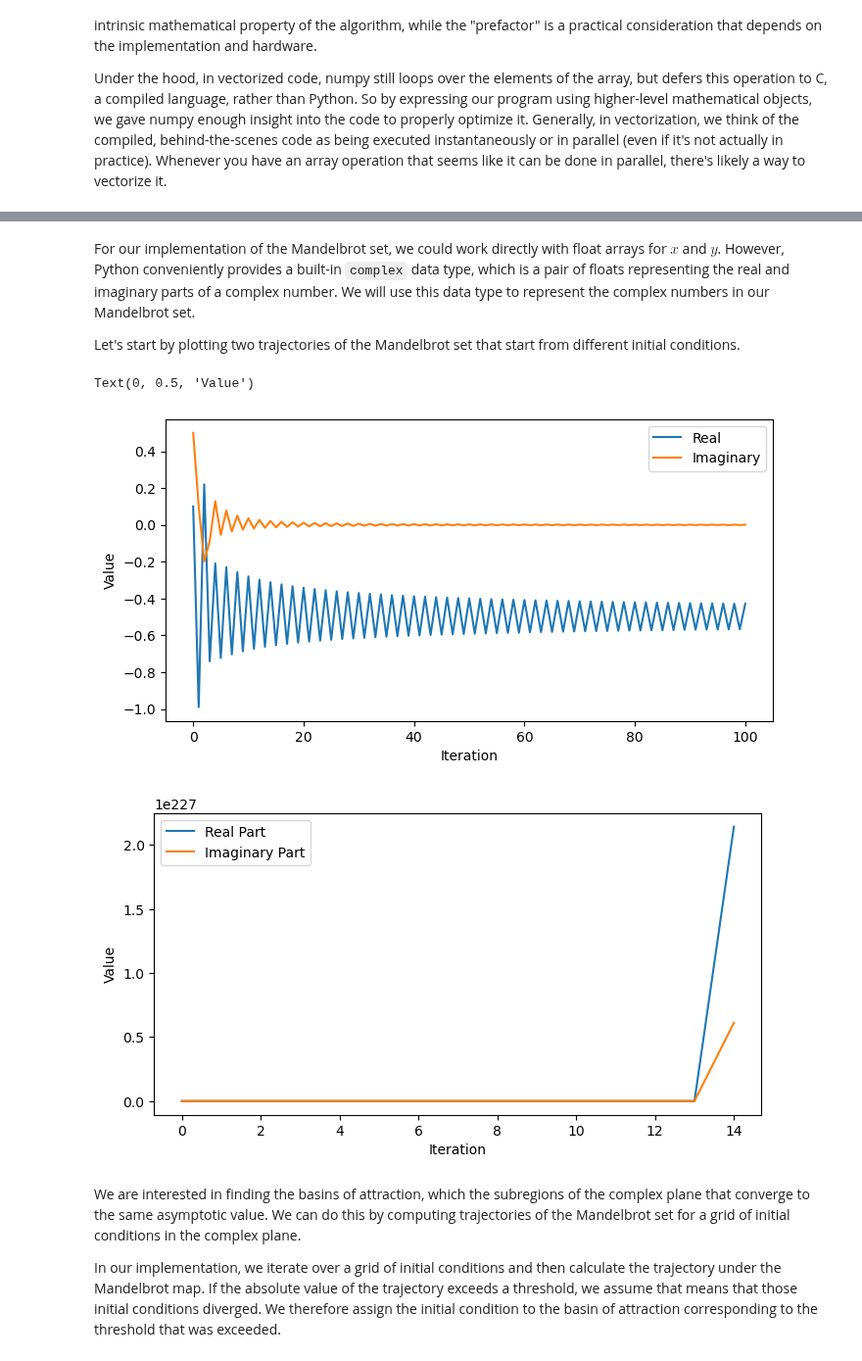
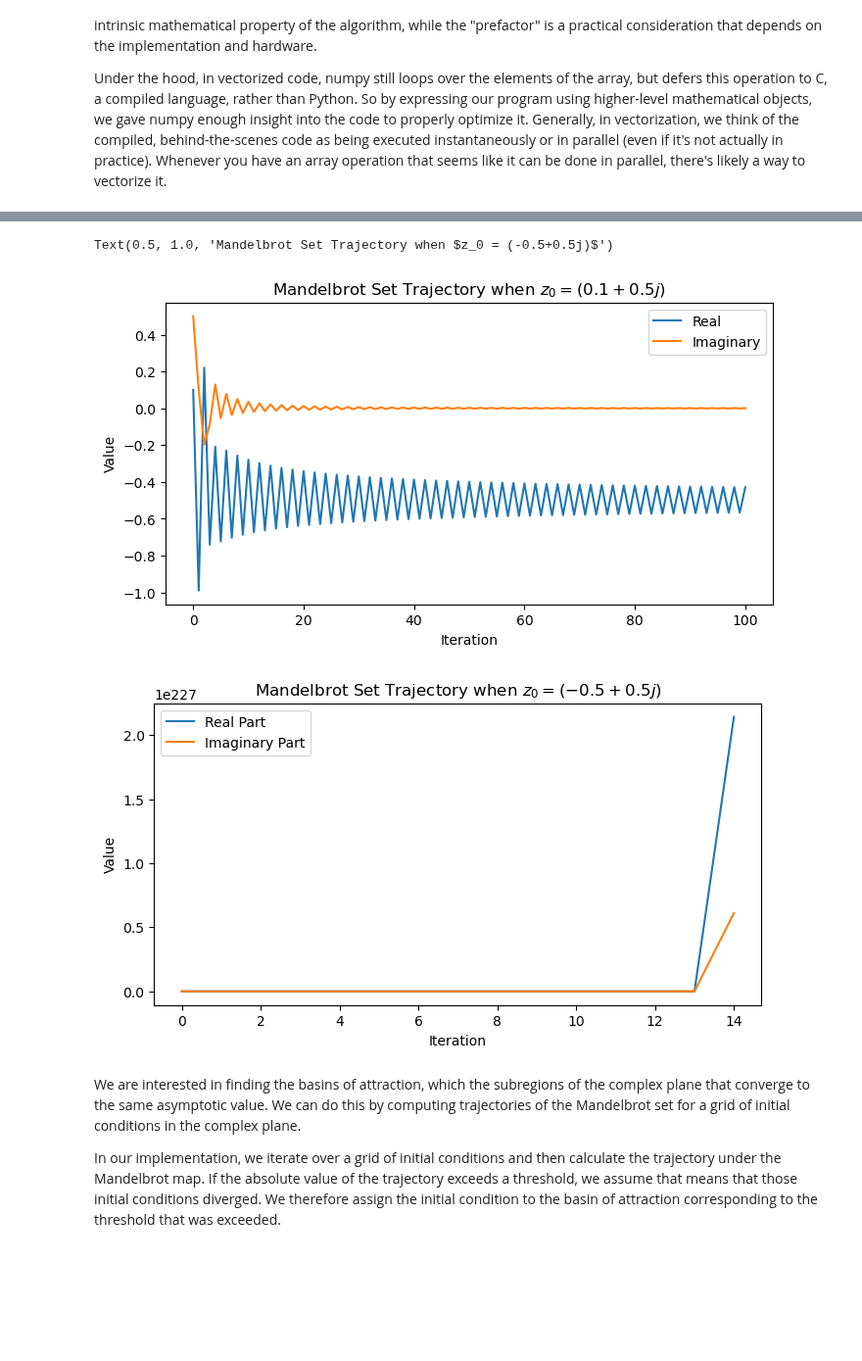
Before and after one commit to williamgilpin/cphy, a Jupyter notebook: talks/vectorization_mandelbrot.ipynb, the cells around one changed output, grey strips where cells are left out. Shown at 98% size. Drawn from its saved outputs; the diff is of its cells as text; code cells hidden in the pictures; blank space fills up the shorter version.

```diff
--- a/talks/vectorization_mandelbrot.ipynb
+++ b/talks/vectorization_mandelbrot.ipynb
@@ -680,42 +694,49 @@ For the Mandelbrot set, we are interested in plotting, for each initial conditio
-# %% [markdown]
-For our implementation of the Mandelbrot set, we could work directly with float arrays for $x$ and $y$. However, Python conveniently provides a built-in `complex` data type, which is a pair of floats representing the real and imaginary parts of a complex number. We will use this data type to represent the complex numbers in our Mandelbrot set.
-
-Let's start by plotting two trajectories of the Mandelbrot set that start from different initial conditions.
 # %%
 def mandelbrot_map(z0, c=-3/4, max_iters=100):
     """
     Compute the Mandelbrot fractal using iteration and a vectorized approach
+
+    Args:
+        z0 (complex): The initial condition for the Mandelbrot set
+        c (complex): The control parameter for the map
+        max_iters (int): The maximum number of iterations to perform
+
+    Returns:
+        z (complex): A 2D array of complex numbers, with values of 0 or 1 depending on
+            whether they diverge or not
     """
     z = [z0]
     for i in range(max_iters):
         z.append(z[-1]**2 + c)
     return np.array(z)
 
 # A single complex number in Python, here representing an initial condition
 z0 = 0.1 + 1j * 0.5
 traj = mandelbrot_map(z0)
 
 plt.figure(figsize=(8, 4))
 plt.plot(np.real(traj))
 plt.plot(np.imag(traj))
 plt.legend(['Real', 'Imaginary'])
 plt.xlabel('Iteration')
 plt.ylabel('Value')
+plt.title(f'Mandelbrot Set Trajectory when $z_0 = {z0}$')
 
 
 z0 = -0.5 + 1j * 0.5
 traj = mandelbrot_map(z0)
 
 plt.figure(figsize=(8, 4))
 plt.plot(np.real(traj))
 plt.plot(np.imag(traj))
 plt.legend(['Real Part', 'Imaginary Part'])
 plt.xlabel('Iteration')
 plt.ylabel('Value')
+plt.title(f'Mandelbrot Set Trajectory when $z_0 = {z0}$')
 # %% [output]
-Text(0, 0.5, 'Value')
+Text(0.5, 1.0, 'Mandelbrot Set Trajectory when $z_0 = (-0.5+0.5j)$')
-[figure, old version]
+[figure, new version]
-[figure, old version]
+[figure, new version]
 # %% [markdown]
 We are interested in finding the basins of attraction, which the subregions of the complex plane that converge to the same asymptotic value. We can do this by computing trajectories of the Mandelbrot set for a grid of initial conditions in the complex plane.
 
```
Also changed, not shown: parts of 10 cells of this notebook, 1 other file.
